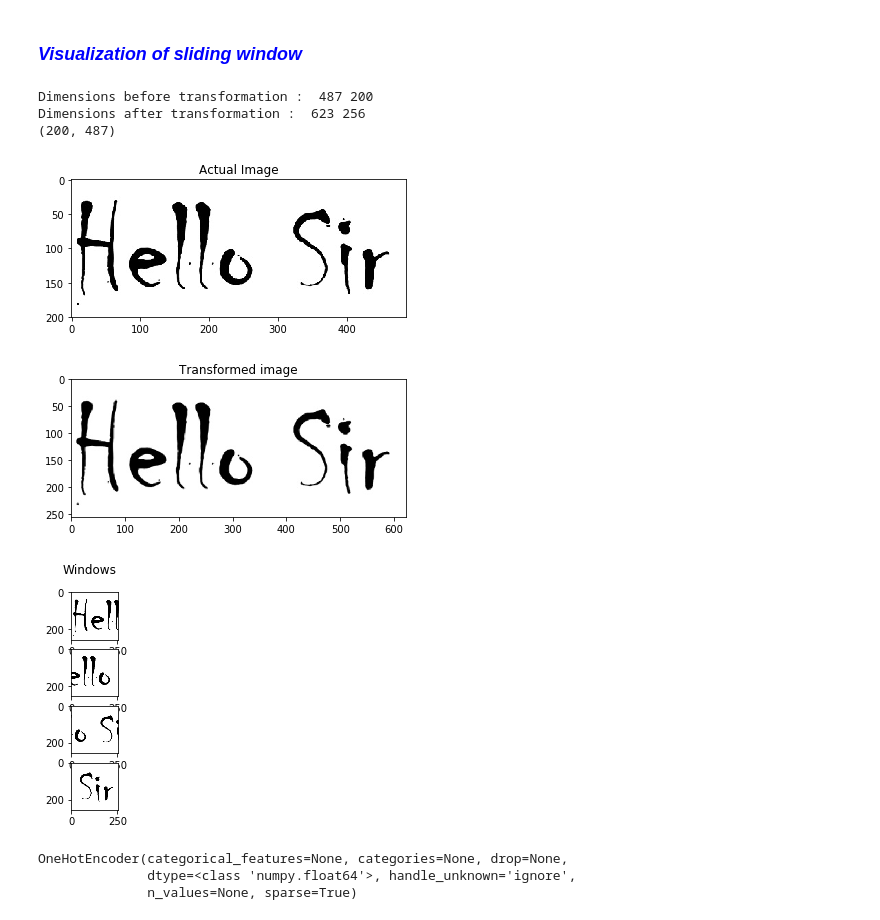
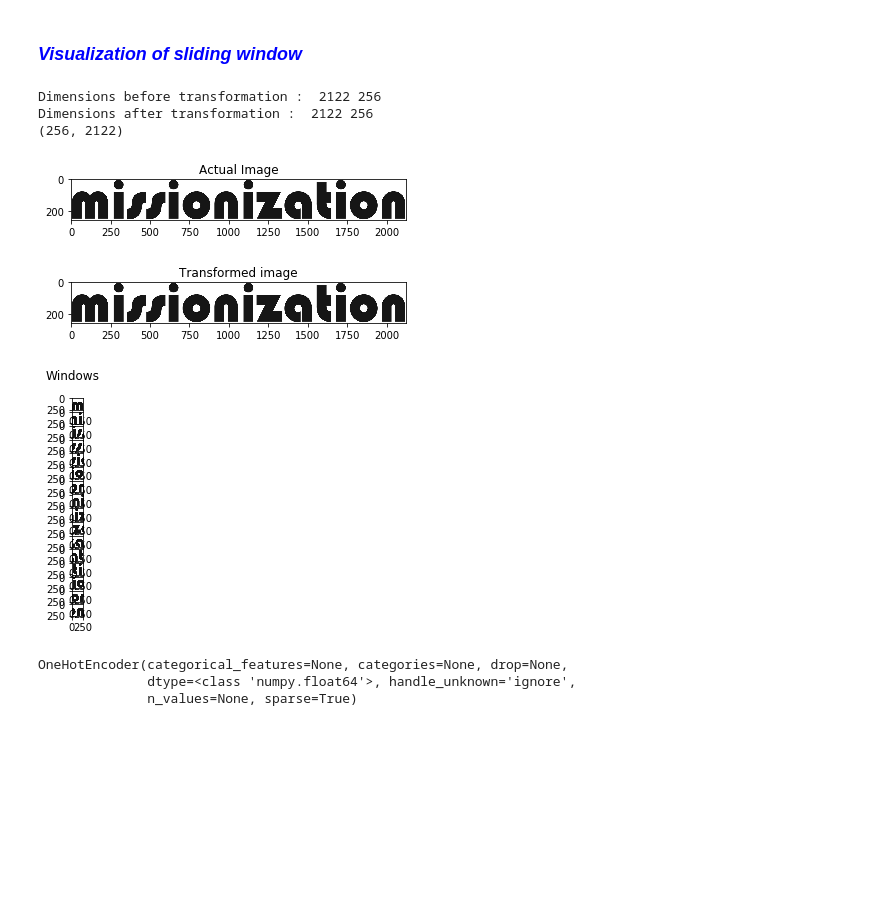
Before and after one commit to pythox/Feature-Fonts, a Jupyter notebook: scripts/conv_net/Main.ipynb, the cells around one changed output. Saved outputs shown, nothing was run; the diff lists cells and outputs as text; code cells hidden in the pictures; blank space fills up the shorter version.

```diff
--- a/scripts/conv_net/Main.ipynb
+++ b/scripts/conv_net/Main.ipynb
@@ -17,7 +17,7 @@ from tensorflow.keras import losses
 # %% [markdown]
 ### <font color='blue'><i> Visualization of sliding window </i> </font>
 # %%
-img = cv2.imread('test.jpg', cv2.IMREAD_GRAYSCALE)
+img = cv2.imread('../syn_generate/plain/bauhas_3.jpg', cv2.IMREAD_GRAYSCALE)
 (h, w) = np.shape(img)
 
 print("Dimensions before transformation : ", w, h)
@@ -25,39 +25,39 @@ print("Dimensions before transformation : ", w, h)
 if h < 256:
     ratio = 256 / h
     h = 256
     w = int(w * ratio)
 else:
     ratio = h / 256
     h = 256
     w = int(w / ratio)
 
 new_img = cv2.resize(img, (w, h))
 windows = sw.generate(new_img, sw.DimOrder.HeightWidthChannel, 256, 0.5)
 
 print("Dimensions after transformation : ", w, h)
 
 print(np.shape(img))
 plt.imshow(img, cmap=plt.get_cmap('gray'))
 plt.title('Actual Image')
 plt.show()
 
 plt.imshow(new_img, cmap=plt.get_cmap('gray'))
 plt.title('Transformed image')
 plt.show()
 
 fig, axs = plt.subplots(len(windows))
 fig.suptitle('Windows')
 for i in range(0, len(windows)):
     axs[i].imshow(new_img[windows[i].indices()], cmap=plt.get_cmap('gray'))
 
 plt.show()
 # %% [output]
-Dimensions before transformation :  487 200
-Dimensions after transformation :  623 256
-(200, 487)
+Dimensions before transformation :  2122 256
+Dimensions after transformation :  2122 256
+(256, 2122)
-[figure, old version]
+[figure, new version]
-[figure, old version]
+[figure, new version]
-[figure, old version]
+[figure, new version]
 # %%
 # Globals
 batch_size = 8
```
Also changed, not shown: parts of 4 cells of this notebook, 1 other file.
